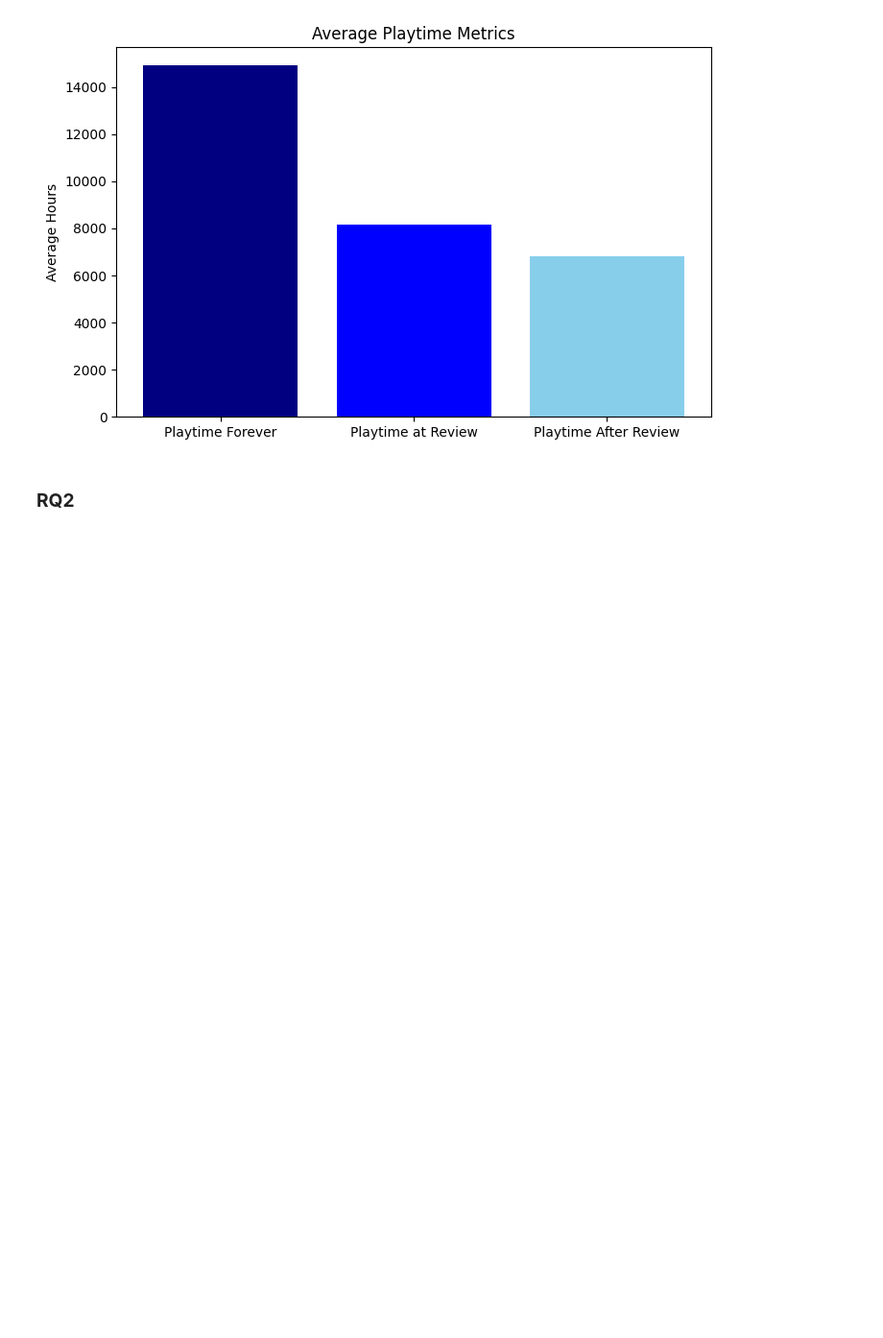
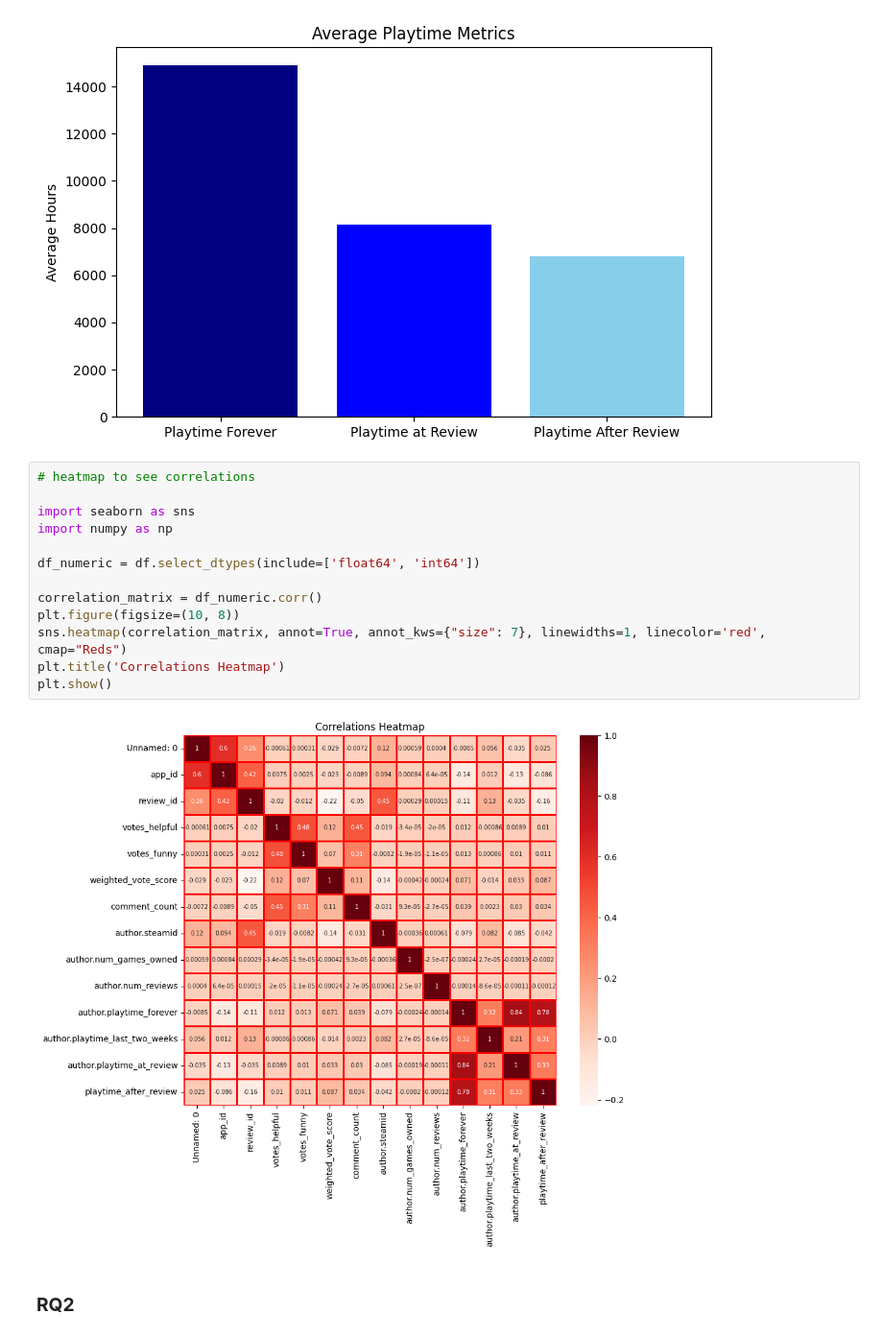
Before and after one commit to nudric25/ADM-HM2, a Jupyter notebook: mergedI(ADM_HM2).ipynb, the cells around one changed output. Shown at 96% size. Cells and saved outputs as stored; diff of their text form; blank space fills up the shorter version.

```diff
--- a/mergedI(ADM_HM2).ipynb
+++ b/mergedI(ADM_HM2).ipynb
@@ -300,6 +313,21 @@ plt.show()
 # the differences
 # %% [output]
 [figure]
+# %%
+# heatmap to see correlations
+
+import seaborn as sns
+import numpy as np
+
+df_numeric = df.select_dtypes(include=['float64', 'int64'])
+
+correlation_matrix = df_numeric.corr()
+plt.figure(figsize=(10, 8))
+sns.heatmap(correlation_matrix, annot=True, annot_kws={"size": 7}, linewidths=1, linecolor='red', cmap="Reds")
+plt.title('Correlations Heatmap')
+plt.show()
+# %% [output]
+[figure, added]
 # %% [markdown]
 ### **RQ2**
 # %% [markdown]
```
Also changed, not shown: parts of 20 cells of this notebook.
